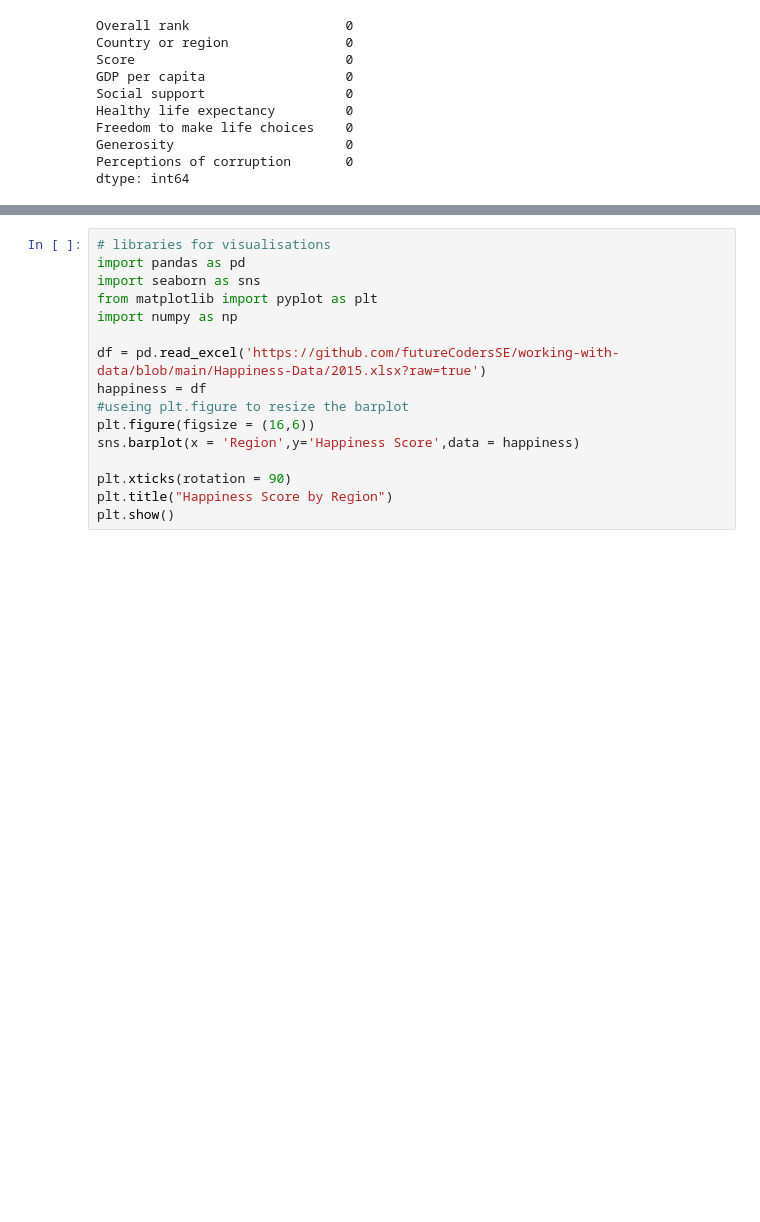
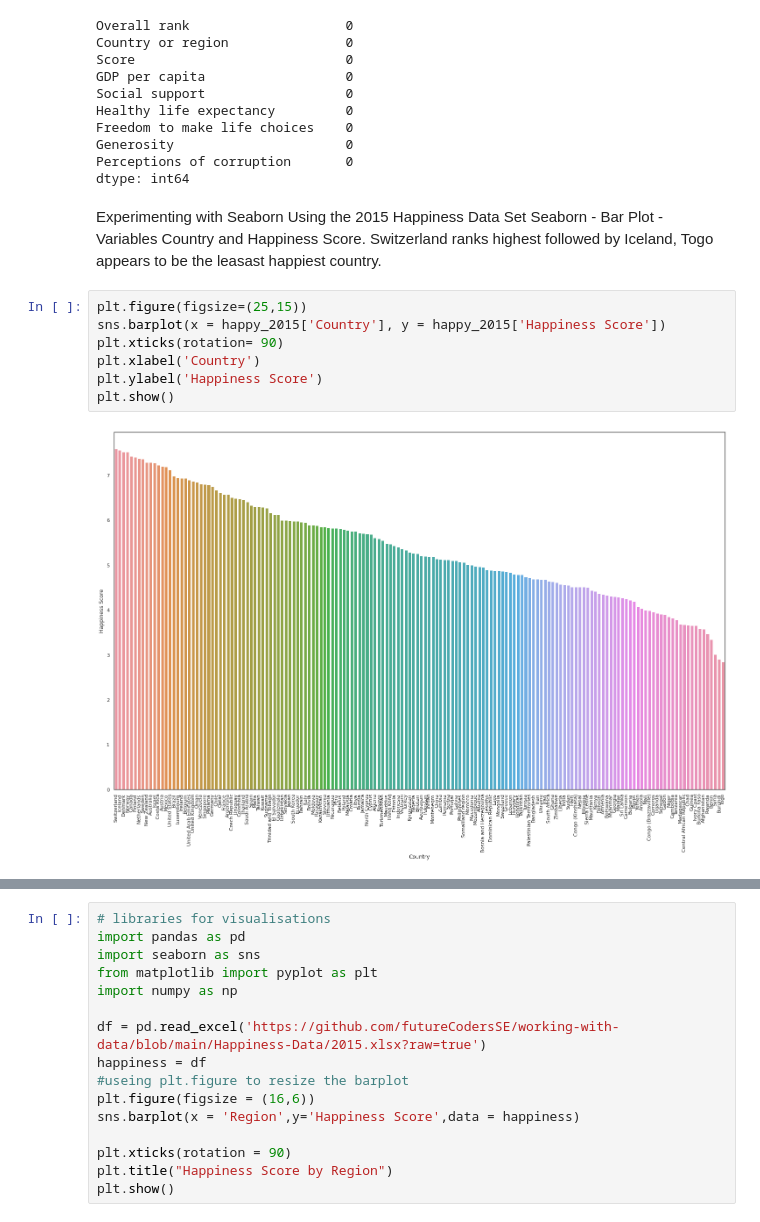
Before and after one commit to Jojomaque/Portfolio, a Jupyter notebook: JojoHow_happy_is_the_world.ipynb, the cells around one changed output, grey strips where cells are left out. Cells and saved outputs as stored; diff of their text form; blank space fills up the shorter version.

```diff
--- a/JojoHow_happy_is_the_world.ipynb
+++ b/JojoHow_happy_is_the_world.ipynb
@@ -295,6 +295,18 @@ Freedom to make life choices    0
 Generosity                      0
 Perceptions of corruption       0
 dtype: int64
+# %% [markdown]
+Experimenting with Seaborn Using the 2015 Happiness Data Set
+Seaborn - Bar Plot - Variables Country and Happiness Score. Switzerland ranks highest followed by Iceland, Togo appears to be the leasast happiest country.
+# %%
+plt.figure(figsize=(25,15))
+sns.barplot(x = happy_2015['Country'], y = happy_2015['Happiness Score'])
+plt.xticks(rotation= 90)
+plt.xlabel('Country')
+plt.ylabel('Happiness Score')
+plt.show()
+# %% [output]
+[figure, added]
 # %%
 # libraries for visualisations
 import pandas as pd
```
Also changed, not shown: parts of 3 cells of this notebook.
